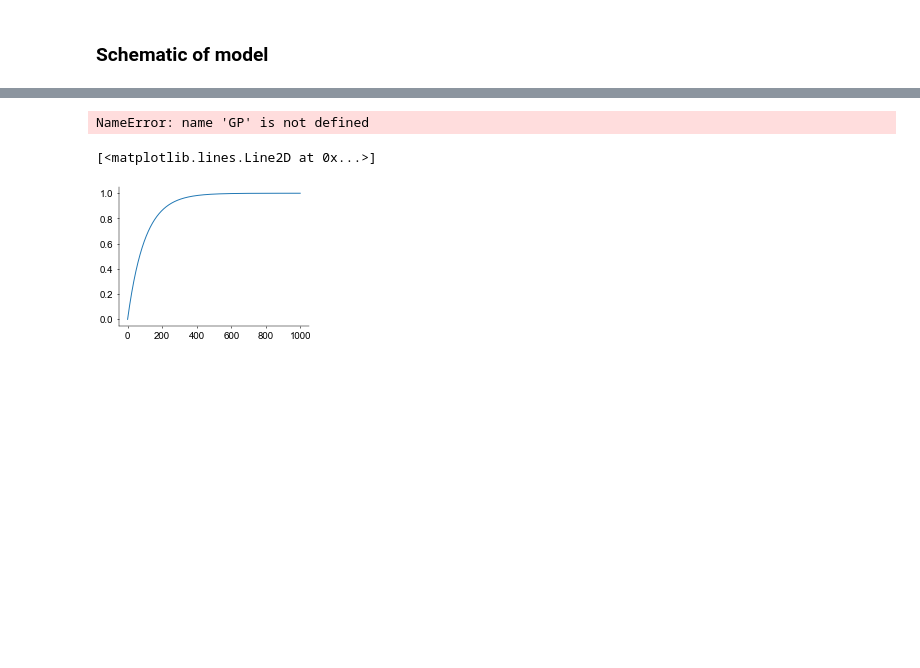
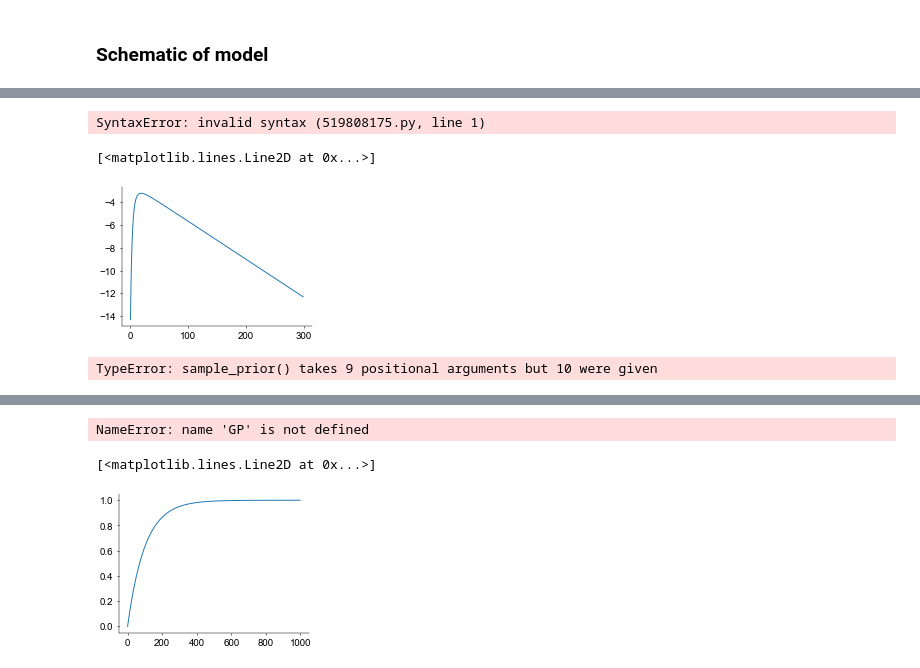
Before and after one commit to davindicode/nonparametric-nonrenewal-process, a Jupyter notebook: notebooks/plots.ipynb, the cells around one changed output, grey strips where cells are left out. Saved outputs shown, nothing was run; the diff lists cells and outputs as text; code cells hidden in the pictures; blank space fills up the shorter version.

```diff
--- a/notebooks/plots.ipynb
+++ b/notebooks/plots.ipynb
@@ -353,0 +259,5 @@ plt.show()
+# %%
+x = np.
+bnpp.pp.inverse_link()
+# %% [output]
+SyntaxError: invalid syntax (519808175.py, line 1)
@@ -353,0 +312,19 @@ plt.show()
+# %%
+plt.plot(log_rho_t_mean[f_dim, :])
+# %% [output]
+[<matplotlib.lines.Line2D at 0x...>]
+[figure, added]
+# %%
+x_eval = None
+time_eval = None
+ini_spikes = None
+
+ini_t_since = jnp.zeros((num_samps, x_dims))
+past_ISIs = None
+
+timesteps = 1000
+
+y_samples, log_rho_ts, x_samples = bnpp.sample_prior(
+    prng_state, num_samps, timesteps, x_eval, time_eval, ini_spikes, ini_t_since, past_ISIs, jitter)
+# %% [output]
+TypeError: sample_prior() takes 9 positional arguments but 10 were given
```
Also changed, not shown: parts of 22 cells of this notebook, 18 other files.
